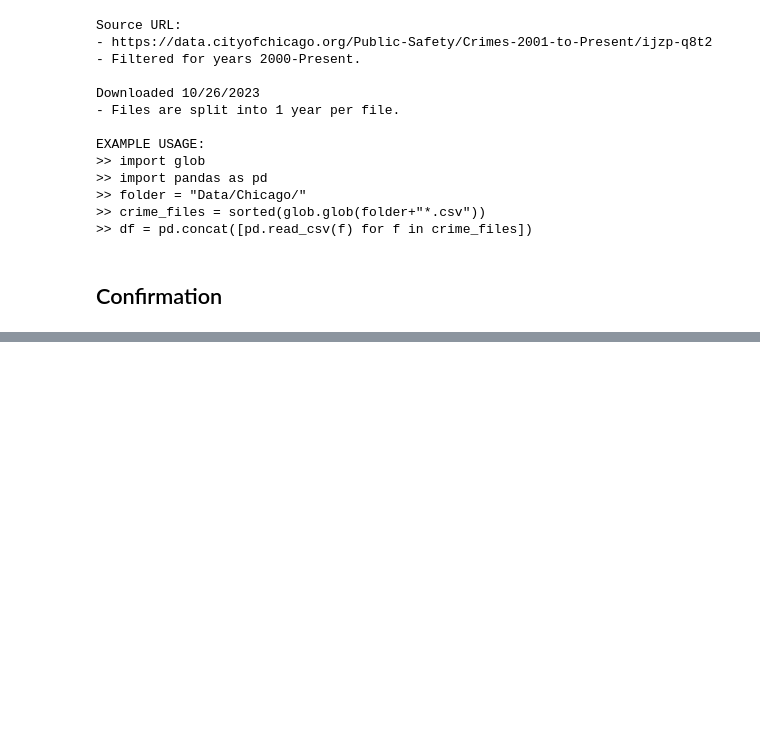
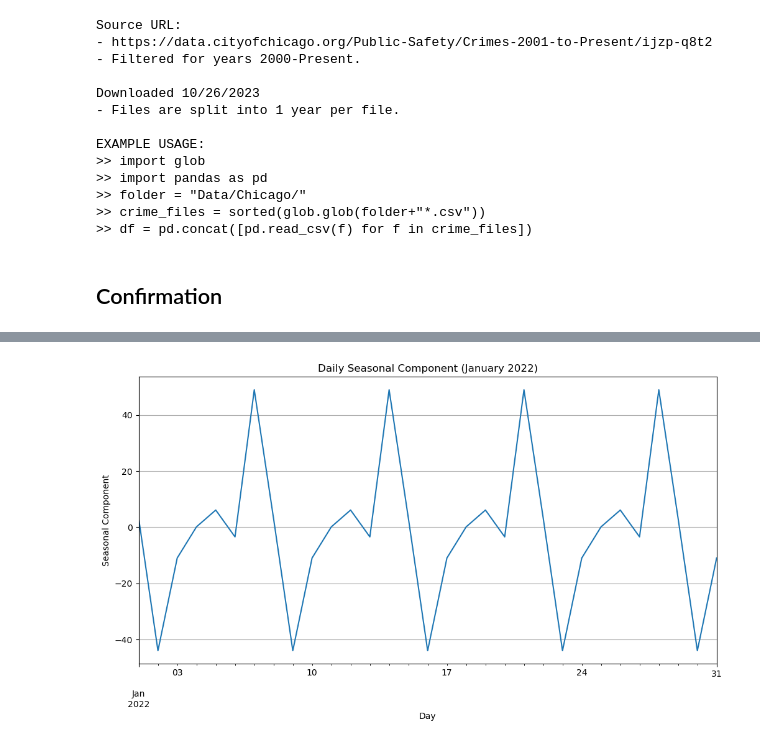
Before and after one commit to A-Kutscher/Chicago-Crime-Data, a Jupyter notebook: Chicago Crime Data -- AK.ipynb, the cells around one changed output, grey strips where cells are left out. Cells and saved outputs as stored; diff of their text form; code cells hidden in the pictures; blank space fills up the shorter version.

```diff
--- a/Chicago Crime Data -- AK.ipynb
+++ b/Chicago Crime Data -- AK.ipynb
@@ -348,0 +525,11 @@ Name: Date, dtype: int64
+# %%
+# Plot one month from the daily frequency results
+plt.figure(figsize=(12, 6))
+daily_decomposition.seasonal['2022-01-01':'2022-01-31'].plot()
+plt.title('Daily Seasonal Component (January 2022)')
+plt.xlabel('Day')
+plt.ylabel('Seasonal Component')
+plt.grid(True)
+plt.show()
+# %% [output]
+[figure, added]
```
Also changed, not shown: parts of 36 cells of this notebook.
